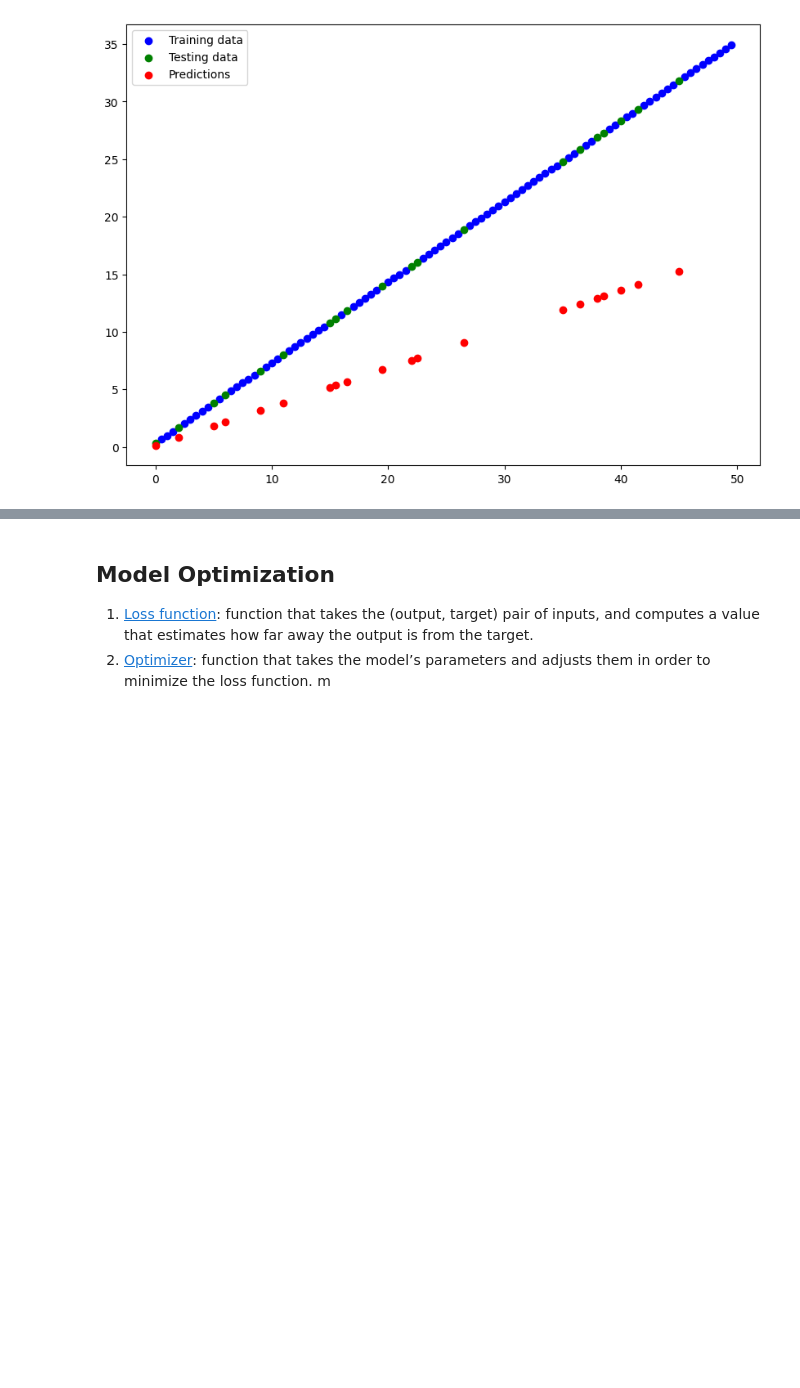
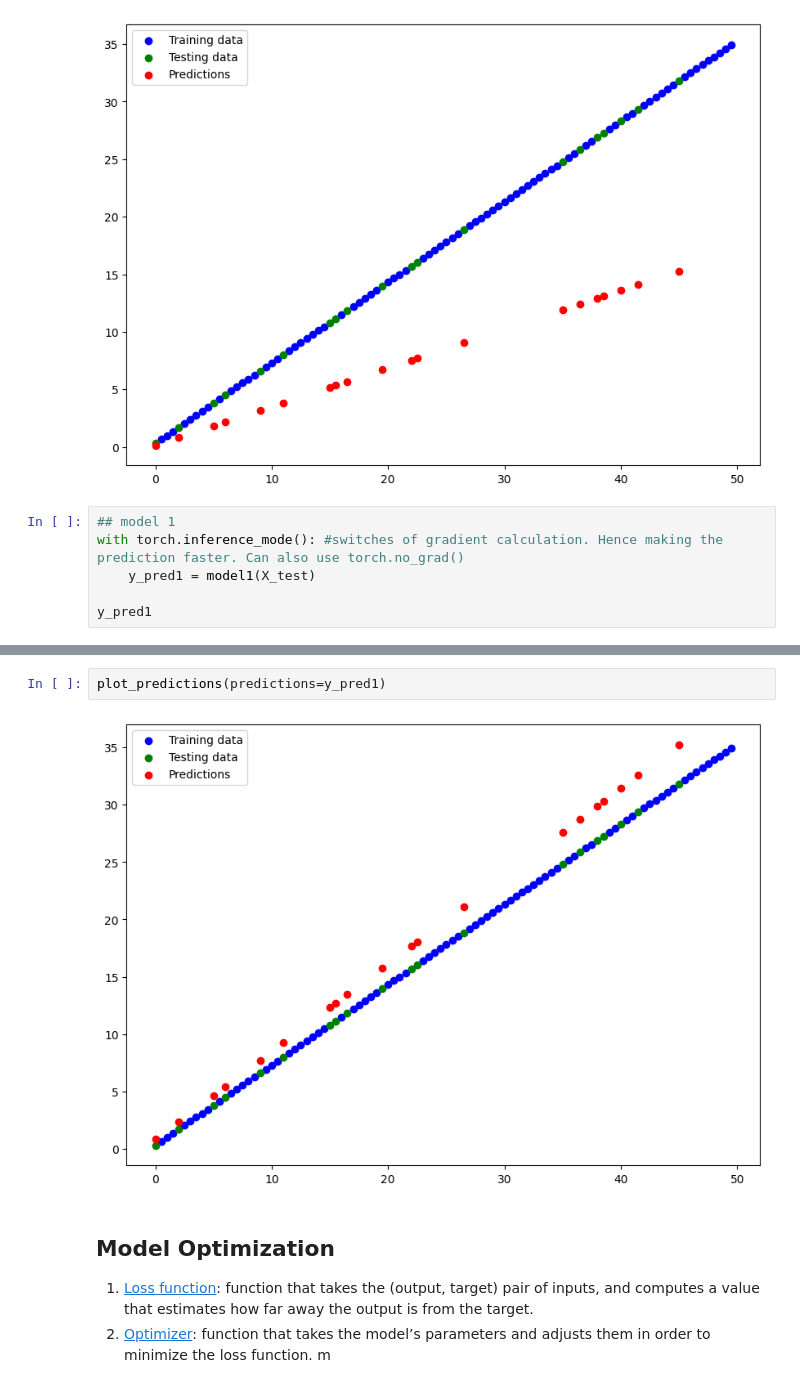
Before and after one commit to vishwasg217/Pytorch-tutorial, a Jupyter notebook: pytorch_workflow.ipynb, the cells around one changed output, grey strips where cells are left out. Cells and saved outputs as stored; diff of their text form; blank space fills up the shorter version.

```diff
--- a/pytorch_workflow.ipynb
+++ b/pytorch_workflow.ipynb
@@ -136,3 +161,9 @@ tensor([14.1015,  9.0511, 11.9130,  7.7043,  7.5360,  6.6943,  3.8324, 13.5964,
 plot_predictions(predictions=y_pred)
 # %% [output]
 [figure]
+# %%
+## model 1
+with torch.inference_mode(): #switches of gradient calculation. Hence making the prediction faster. Can also use torch.no_grad()
+    y_pred1 = model1(X_test)
+
+y_pred1
@@ -139,3 +191,7 @@ plot_predictions(predictions=y_pred)
+# %%
+plot_predictions(predictions=y_pred1)
+# %% [output]
+[figure, added]
 # %% [markdown]
 ## Model Optimization
 
```
Also changed, not shown: parts of 9 cells of this notebook.
